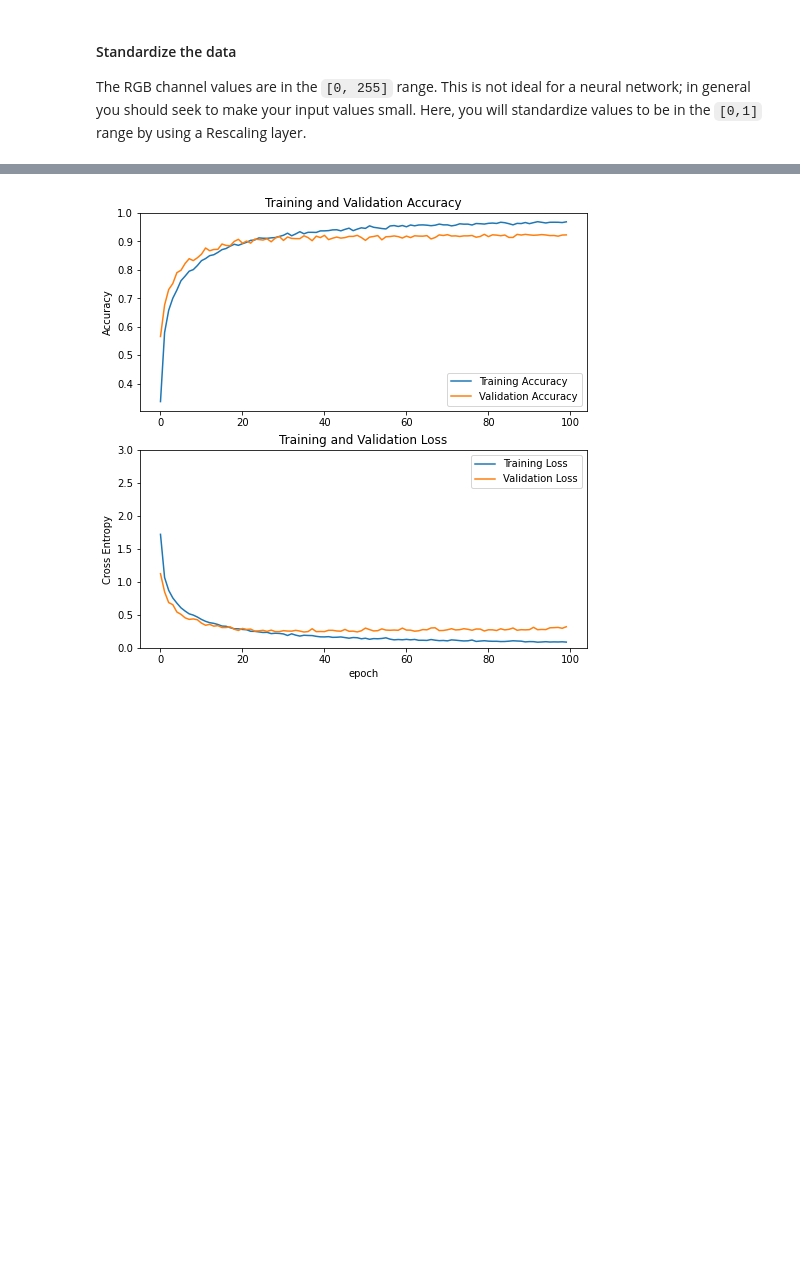
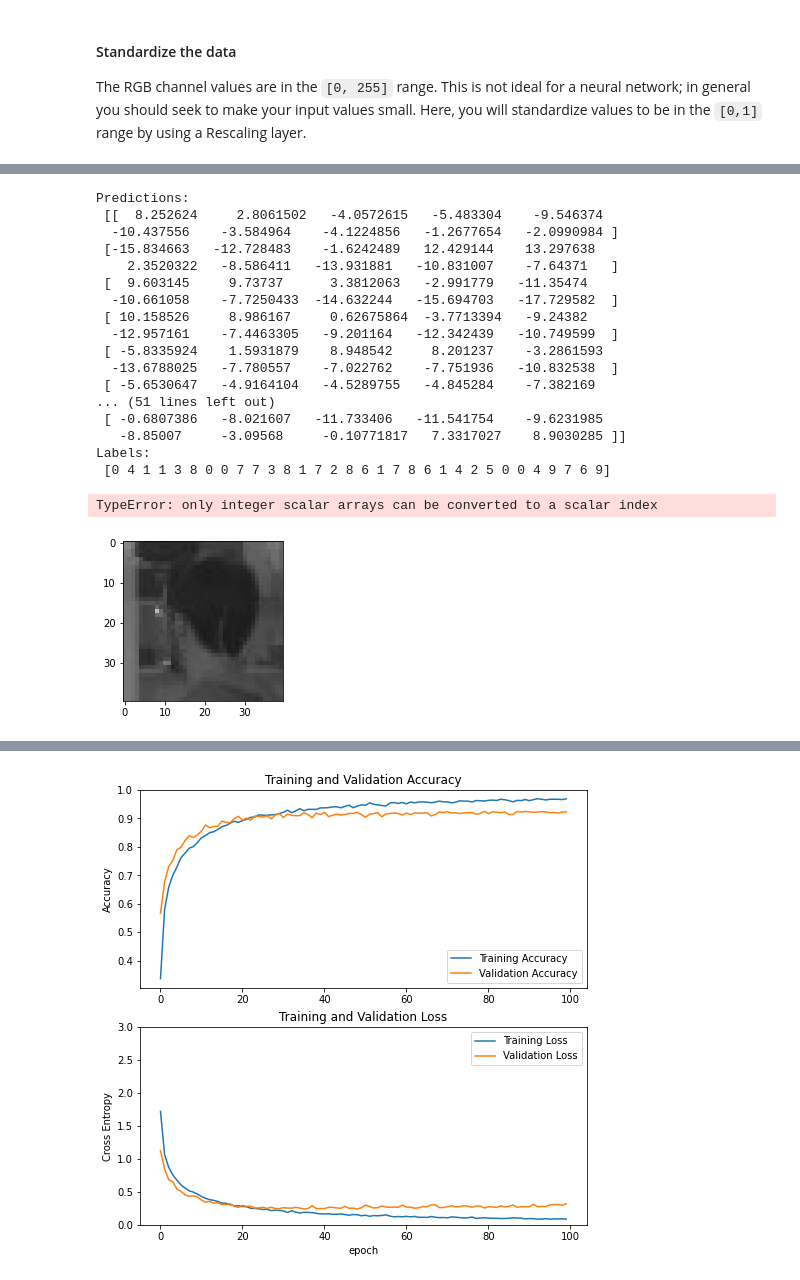
Before and after one commit to caocao0525/AVS001, a Jupyter notebook: my_cnn_model_Ucohead_tested_by_monkey.ipynb, the cells around one changed output, grey strips where cells are left out. Drawn from its saved outputs; the diff is of its cells as text; code cells hidden in the pictures; blank space fills up the shorter version.

```diff
--- a/my_cnn_model_Ucohead_tested_by_monkey.ipynb
+++ b/my_cnn_model_Ucohead_tested_by_monkey.ipynb
@@ -193,3 +240,43 @@ Epoch 00192: early stopping
+# %%
+#Retrieve a batch of images from the test set
+image_batch, label_batch = validation_dataset.as_numpy_iterator().next()
+# predictions = model.predict_on_batch(image_batch).flatten()
+predictions = model.predict_on_batch(image_batch)
+
+# Apply a sigmoid since our model returns logits
+# predictions = tf.nn.sigmoid(predictions)
+# predictions = tf.where(predictions < 0.5, 0, 1)
+
+# print('Predictions:\n', predictions.numpy())
+print('Predictions:\n', predictions)
+print('Labels:\n', label_batch)
+
+plt.figure(figsize=(10, 10))
+for i in range(9):
+  ax = plt.subplot(3, 3, i + 1)
+  plt.imshow(image_batch[i].astype("uint8"))
+  plt.title(class_names[predictions[i]])
+  plt.axis("off")
+# %% [output]
+Predictions:
+ [[  8.252624     2.8061502   -4.0572615   -5.483304    -9.546374
+  -10.437556    -3.584964    -4.1224856   -1.2677654   -2.0990984 ]
+ [-15.834663   -12.728483    -1.6242489   12.429144    13.297638
+    2.3520322   -8.586411   -13.931881   -10.831007    -7.64371   ]
+ [  9.603145     9.73737      3.3812063   -2.991779   -11.35474
+  -10.661058    -7.7250433  -14.632244   -15.694703   -17.729582  ]
+ [ 10.158526     8.986167     0.62675864  -3.7713394   -9.24382
+  -12.957161    -7.4463305   -9.201164   -12.342439   -10.749599  ]
+ [ -5.8335924    1.5931879    8.948542     8.201237    -3.2861593
+  -13.6788025   -7.780557    -7.022762    -7.751936   -10.832538  ]
+ [ -5.6530647   -4.9164104   -4.5289755   -4.845284    -7.382169
+... (51 lines left out)
+ [ -0.6807386   -8.021607   -11.733406   -11.541754    -9.6231985
+   -8.85007     -3.09568     -0.10771817   7.3317027    8.9030285 ]]
+Labels:
+ [0 4 1 1 3 8 0 0 7 7 3 8 1 7 2 8 6 1 7 8 6 1 4 2 5 0 0 4 9 7 6 9]
+TypeError: only integer scalar arrays can be converted to a scalar index
+[figure, added]
 # %%
 # inputs = tf.keras.Input(shape=(IMG_W, IMG_H, 3))
 # # x = data_augmentation(inputs)
```
Also changed, not shown: parts of 8 cells of this notebook.
